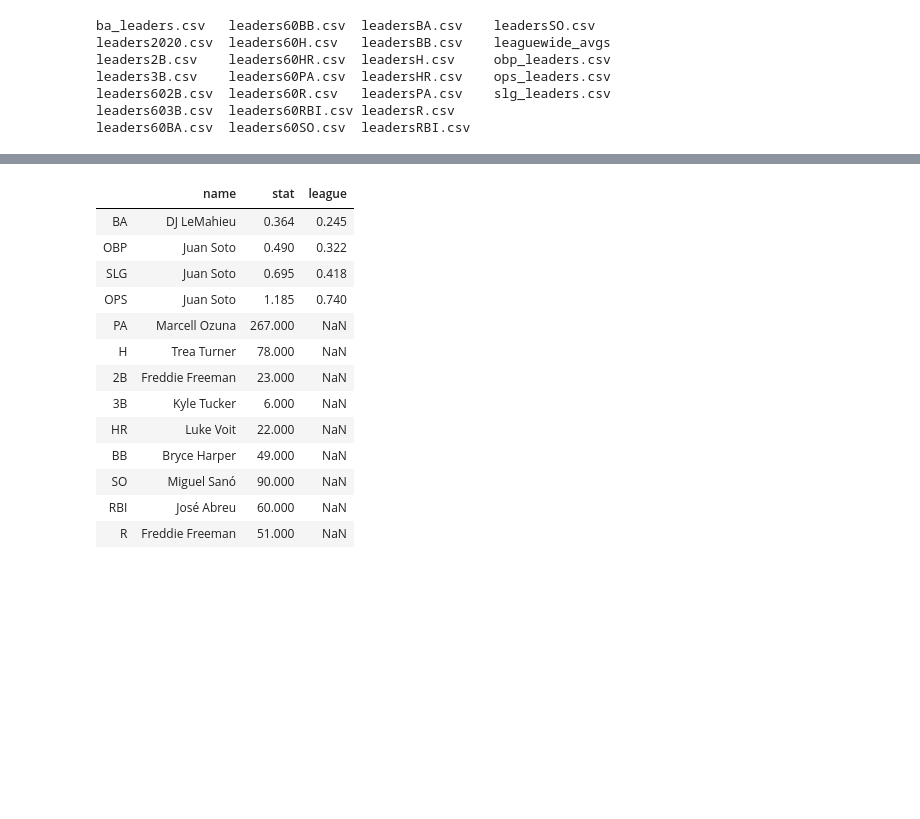
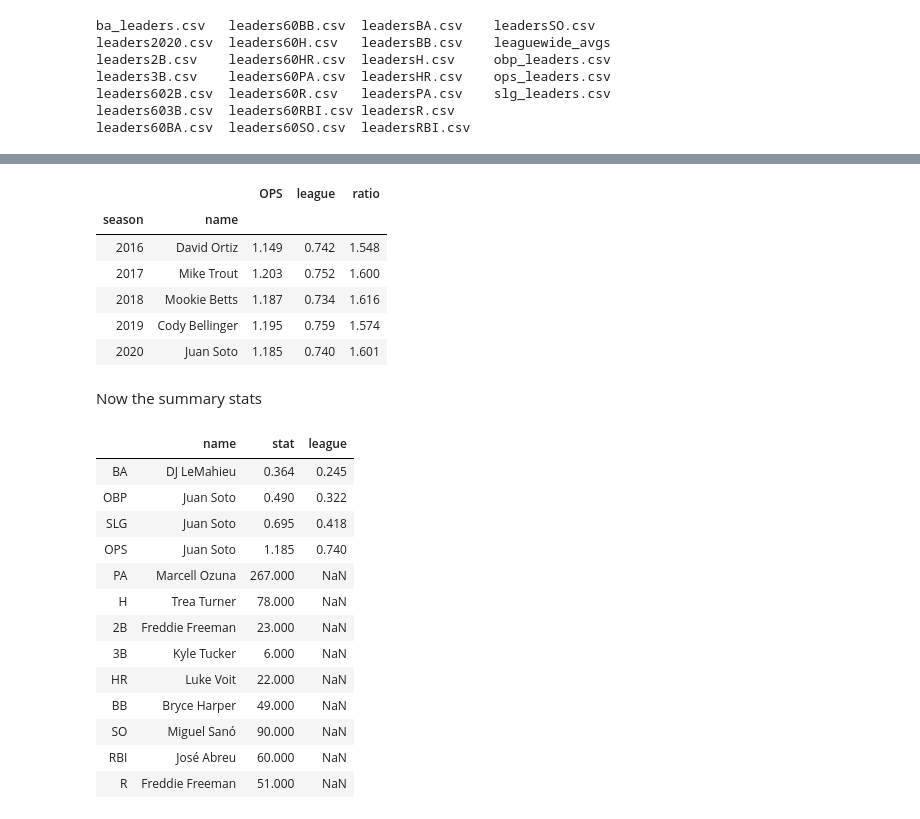
Before and after one commit to ebhtra/MLB-short-season-stats, a Jupyter notebook: MLB_Short_Season_Stats_part_2.ipynb, the cells around one changed output, grey strips where cells are left out. Drawn from its saved outputs; the diff is of its cells as text; code cells hidden in the pictures; blank space fills up the shorter version.

```diff
--- a/MLB_Short_Season_Stats_part_2.ipynb
+++ b/MLB_Short_Season_Stats_part_2.ipynb
@@ -720,0 +770,14 @@ leaders60BA.csv  leaders60SO.csv  leadersRBI.csv
+# %%
+## Adding 2020 stat to see it in Tableau
+opses.loc[(2020, 'Juan Soto'), 'OPS'] = 1.185
+opses.loc[(2020, 'Juan Soto'), 'league'] = 0.740
+opses.loc[(2020, 'Juan Soto'), 'ratio'] = 1.601
+opses.tail()
+# %% [output]
+|  |  | OPS | league | ratio |
+| season | name |  |  |  |
+| 2016 | David Ortiz | 1.149 | 0.742 | 1.548 |
+| 2017 | Mike Trout | 1.203 | 0.752 | 1.600 |
+| 2018 | Mookie Betts | 1.187 | 0.734 | 1.616 |
+| 2019 | Cody Bellinger | 1.195 | 0.759 | 1.574 |
+| 2020 | Juan Soto | 1.185 | 0.740 | 1.601 |
@@ -720,0 +786,2 @@ leaders60BA.csv  leaders60SO.csv  leadersRBI.csv
+# %% [markdown]
+Now the summary stats
```
Also changed, not shown: parts of 11 cells of this notebook.
